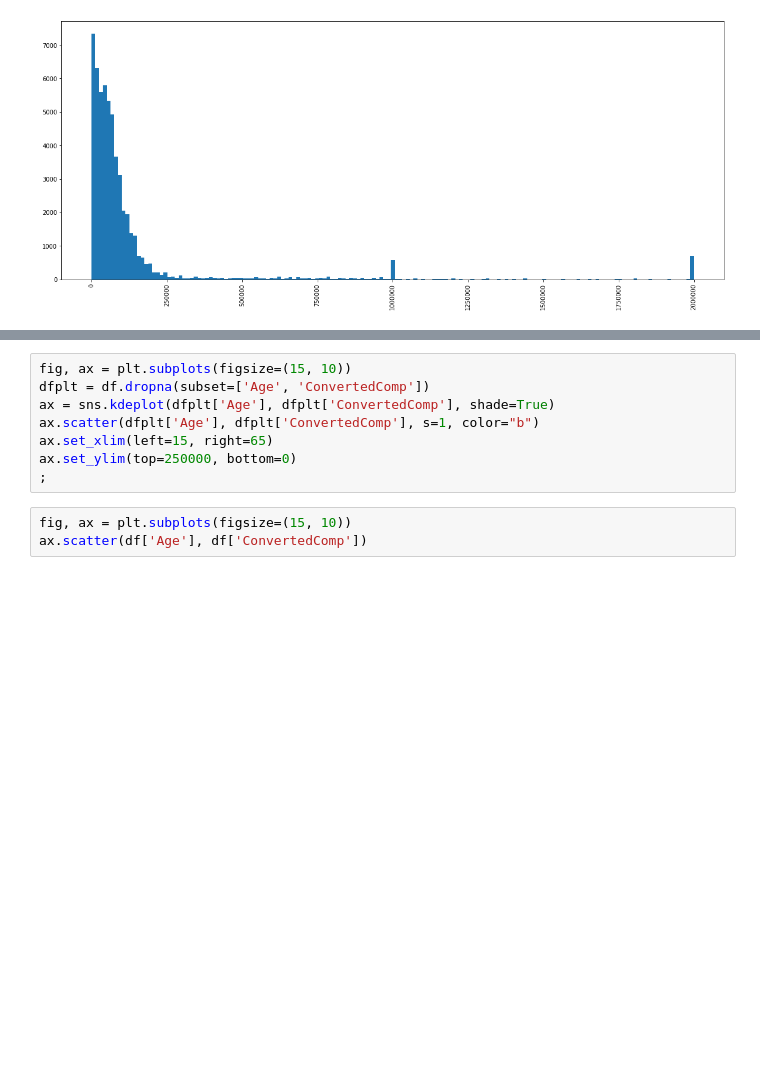
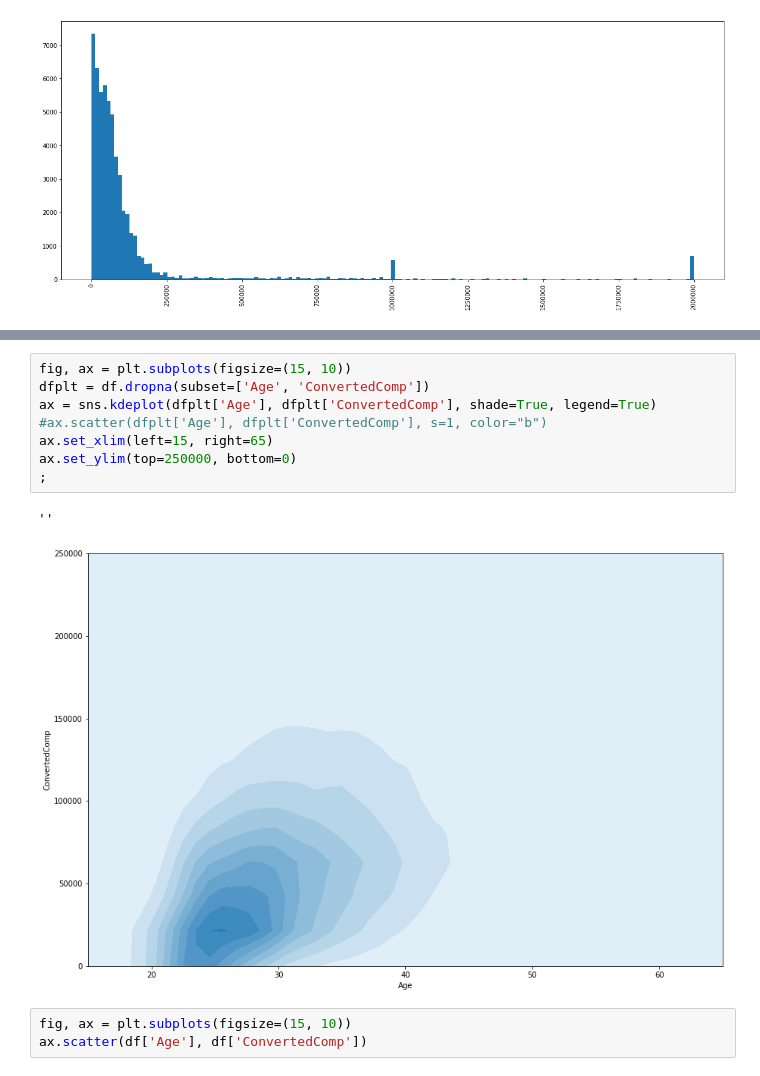
Before and after one commit to MarshEnterprises/Udacity_Project1, a Jupyter notebook: Udacity_Project1.ipynb, the cells around one changed output, grey strips where cells are left out. Saved outputs shown, nothing was run; the diff lists cells and outputs as text; blank space fills up the shorter version.

```diff
--- a/Udacity_Project1.ipynb
+++ b/Udacity_Project1.ipynb
@@ -189,11 +185,14 @@ AttributeError: 'Series' object has no attribute 'info'
 # %%
 fig, ax = plt.subplots(figsize=(15, 10))
 dfplt = df.dropna(subset=['Age', 'ConvertedComp'])
-ax = sns.kdeplot(dfplt['Age'], dfplt['ConvertedComp'], shade=True)
-ax.scatter(dfplt['Age'], dfplt['ConvertedComp'], s=1, color="b")
+ax = sns.kdeplot(dfplt['Age'], dfplt['ConvertedComp'], shade=True, legend=True)
+#ax.scatter(dfplt['Age'], dfplt['ConvertedComp'], s=1, color="b")
 ax.set_xlim(left=15, right=65)
 ax.set_ylim(top=250000, bottom=0)
 ;
+# %% [output]
+''
+[figure, added]
 # %%
 fig, ax = plt.subplots(figsize=(15, 10))
 ax.scatter(df['Age'], df['ConvertedComp'])
```
Also changed, not shown: parts of 2 cells of this notebook.
